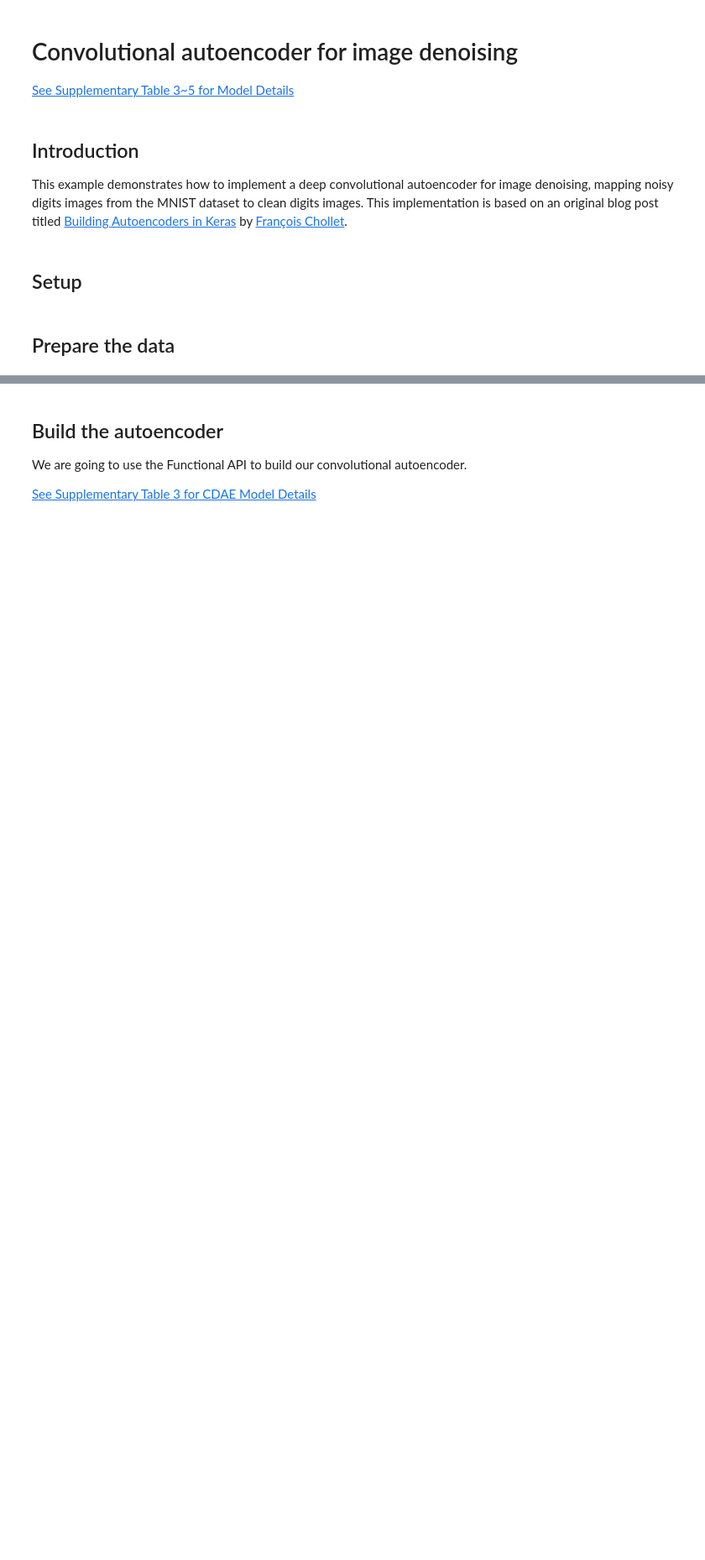
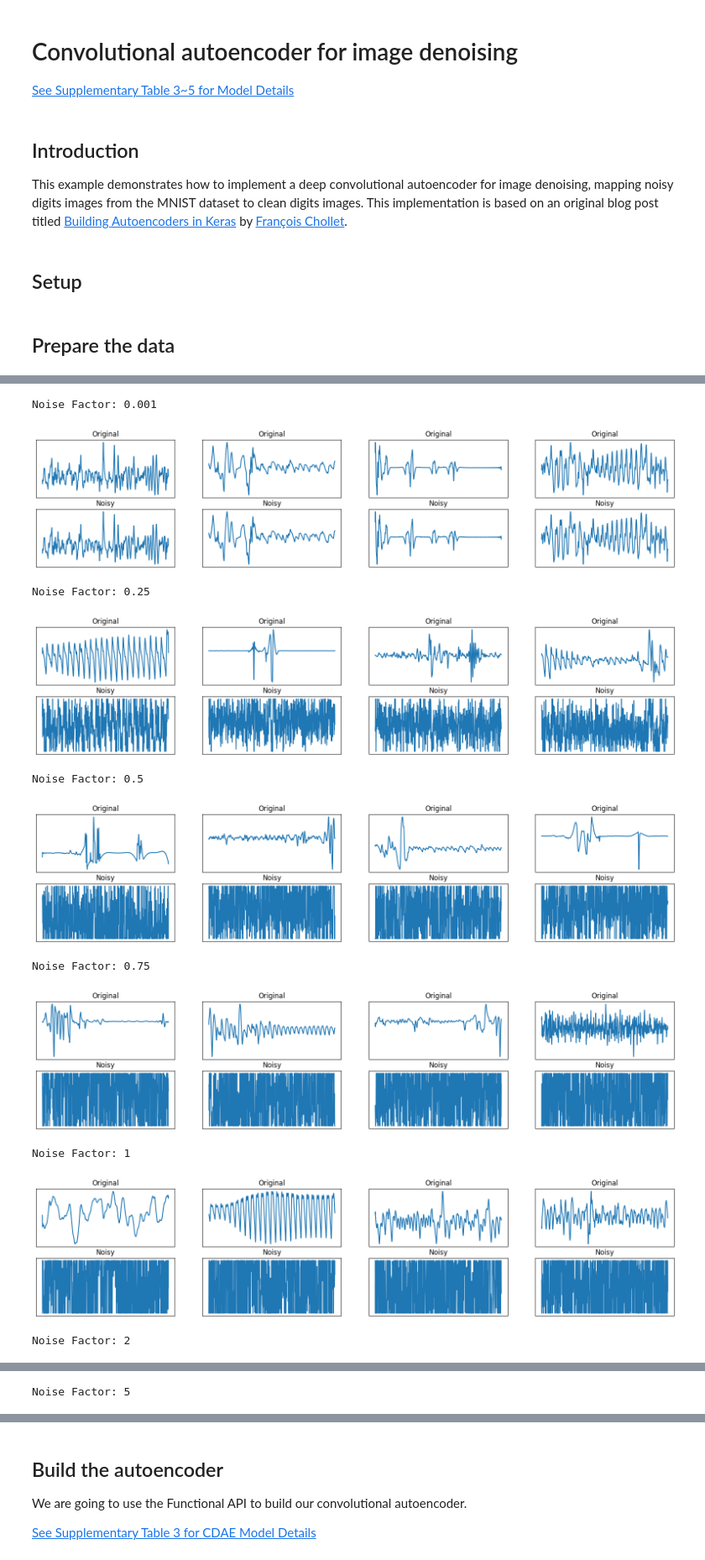
Before and after one commit to zhangchengyue/ECG_Classification, a Jupyter notebook: nbs/multitask_learning_synapse.ipynb, the cells around one changed output, grey strips where cells are left out. Shown at 84% size. Drawn from its saved outputs; the diff is of its cells as text; code cells hidden in the pictures; blank space fills up the shorter version.

```diff
--- a/nbs/multitask_learning_synapse.ipynb
+++ b/nbs/multitask_learning_synapse.ipynb
@@ -63,0 +81,13 @@ def display(array1, array2):
+# %%
+# For demonstration purpose only, we will only be using a subset of the dataset
+train_size = 1000
+test_size = 100
+
+train_indices = np.random.choice(train_data.shape[0], size=train_size, replace=False)
+test_indices = np.random.choice(test_data.shape[0], size=test_size, replace=False)
+
+train_data = train_data[train_indices]
+test_data = test_data[test_indices]
+
+print("Train data subset shape:", train_data.shape)
+print("Test data subset shape:", test_data.shape)
@@ -64,24 +97,29 @@ def display(array1, array2):
 # %%
-# # Since we only need images from the dataset to encode and decode, we
-# # won't use the labels.
-# (train_data, _), (test_data, _) = mnist.load_data()
+# Create a copy of the data with added noise
+noise_levels = [0.001, 0.25, 0.5, 0.75, 1, 2, 5]
+noisy_train_data = []
+noisy_test_data = []
+for noise_factor in noise_levels:
+    noisy_train_data.append(noise(train_data, noise_factor = noise_factor))
+    noisy_test_data.append(noise(test_data, noise_factor = noise_factor))
 
-# # Normalize and reshape the data
-# train_data = preprocess(train_data)
-# test_data = preprocess(test_data)
+# Display the train data with added noise
+for i in range(len(noise_levels)):
+    print(f"Noise Factor: {noise_levels[i]}")
+    display(train_data, noisy_train_data[i])
 
-# # Create a copy of the data with added noise
-# noise_levels = [0.001, 0.25, 0.5, 0.75, 1, 2, 5]
-# noisy_train_data = []
-# noisy_test_data = []
-# for noise_factor in noise_levels:
-#     noisy_train_data.append(noise(train_data, noise_factor = noise_factor))
-#     noisy_test_data.append(noise(test_data, noise_factor = noise_factor))
-
-# # Display the train data with added noise
-# for i in range(len(noise_levels)):
-#     display(train_data, noisy_train_data[i])
-
-# # Comcatenate all noisy images to become a whole dataset
-# simulated_noisy_train_data = np.concatenate(noisy_train_data, axis=0)
-# simulated_noisy_test_data = np.concatenate(noisy_test_data, axis=0)
+# Comcatenate all noisy images to become a whole dataset
+simulated_noisy_train_data = np.concatenate(noisy_train_data, axis=0)
+simulated_noisy_test_data = np.concatenate(noisy_test_data, axis=0)
+# %% [output]
+Noise Factor: 0.001
+[figure, added]
+Noise Factor: 0.25
+[figure, added]
+Noise Factor: 0.5
+[figure, added]
+Noise Factor: 0.75
+[figure, added]
+Noise Factor: 1
+[figure, added]
+Noise Factor: 2
@@ -87,0 +127 @@ def display(array1, array2):
+Noise Factor: 5
```
Also changed, not shown: parts of 17 cells of this notebook, 1 other file.
